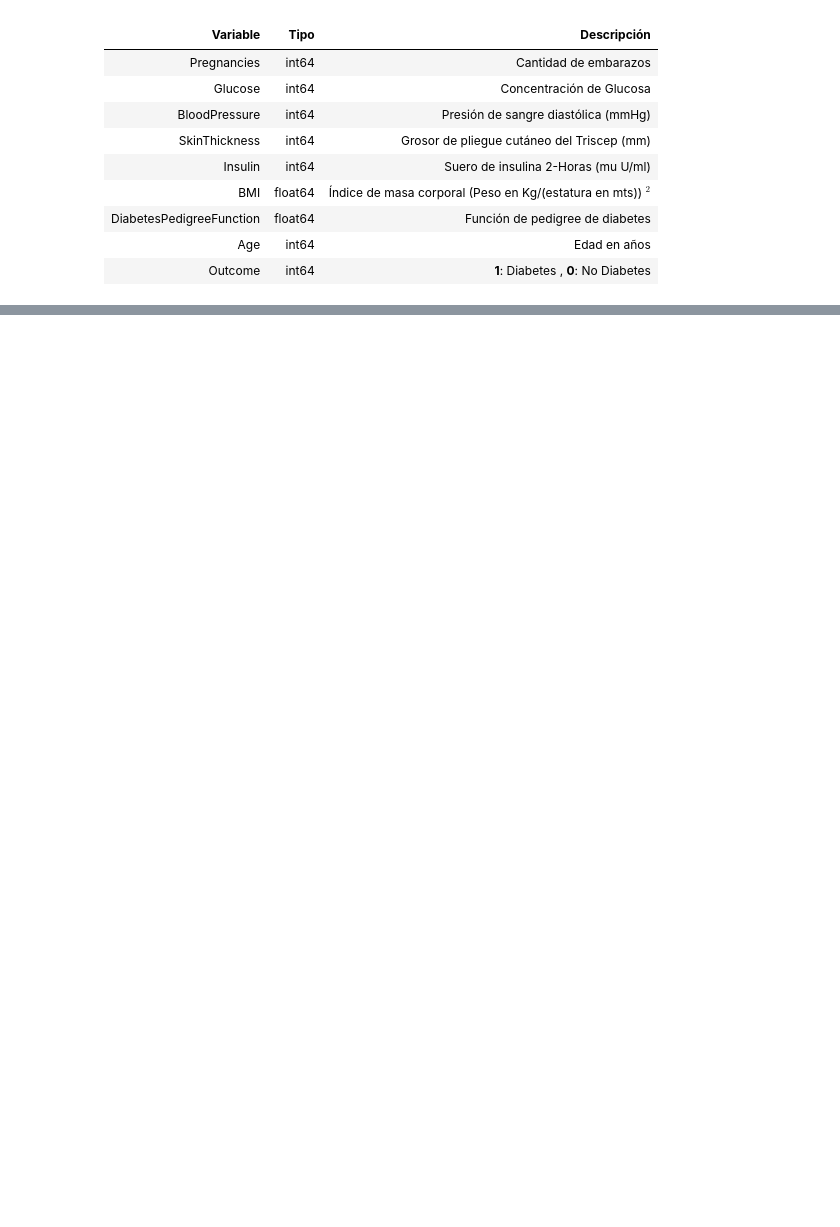
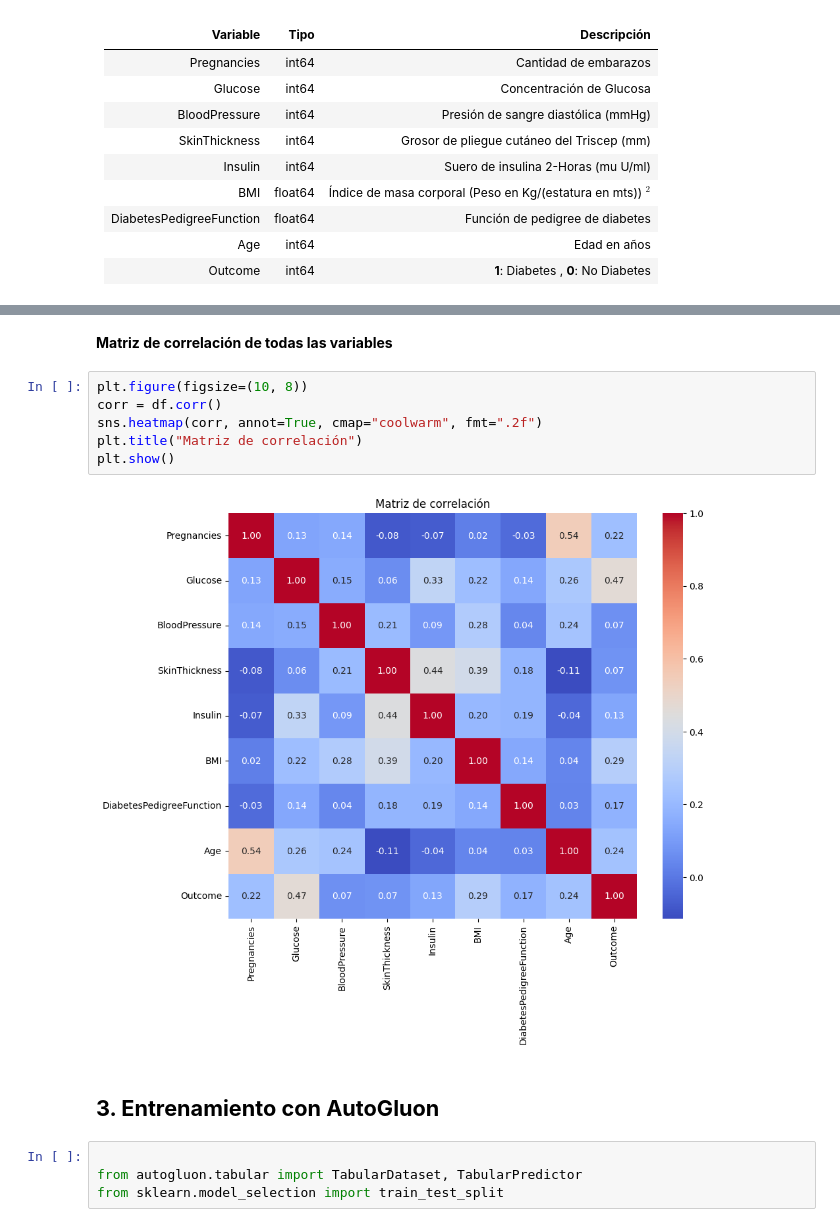
Before and after one commit to alee2602/LAB7-DS, a Jupyter notebook: main.ipynb, the cells around one changed output, grey strips where cells are left out. Cells and saved outputs as stored; diff of their text form; blank space fills up the shorter version.

```diff
--- a/main.ipynb
+++ b/main.ipynb
@@ -62,0 +163,16 @@ df.describe()
+# %% [markdown]
+**Matriz de correlación de todas las variables**
+# %%
+plt.figure(figsize=(10, 8))
+corr = df.corr()
+sns.heatmap(corr, annot=True, cmap="coolwarm", fmt=".2f")
+plt.title("Matriz de correlación")
+plt.show()
+# %% [output]
+[figure, added]
+# %% [markdown]
+## **3. Entrenamiento con AutoGluon**
+# %%
+
+from autogluon.tabular import TabularDataset, TabularPredictor
+from sklearn.model_selection import train_test_split
```
Also changed, not shown: parts of 30 cells of this notebook, 2 other files.
